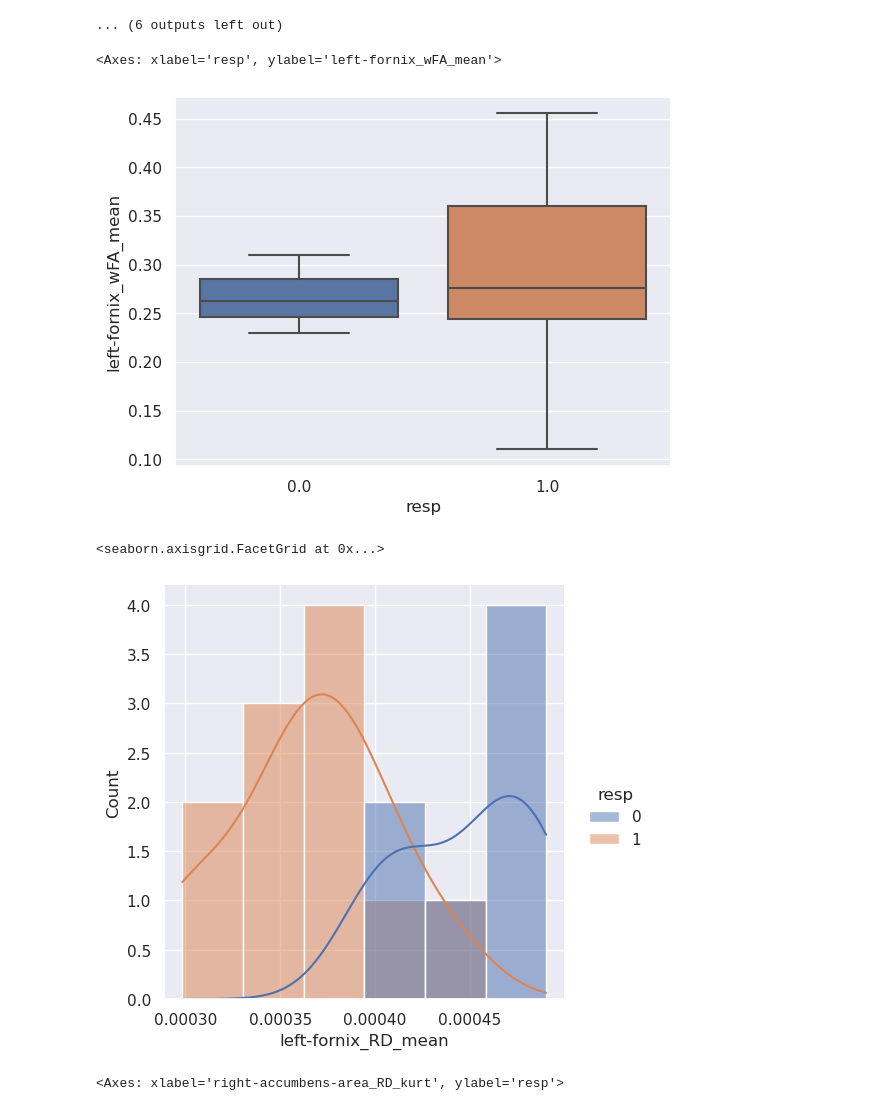
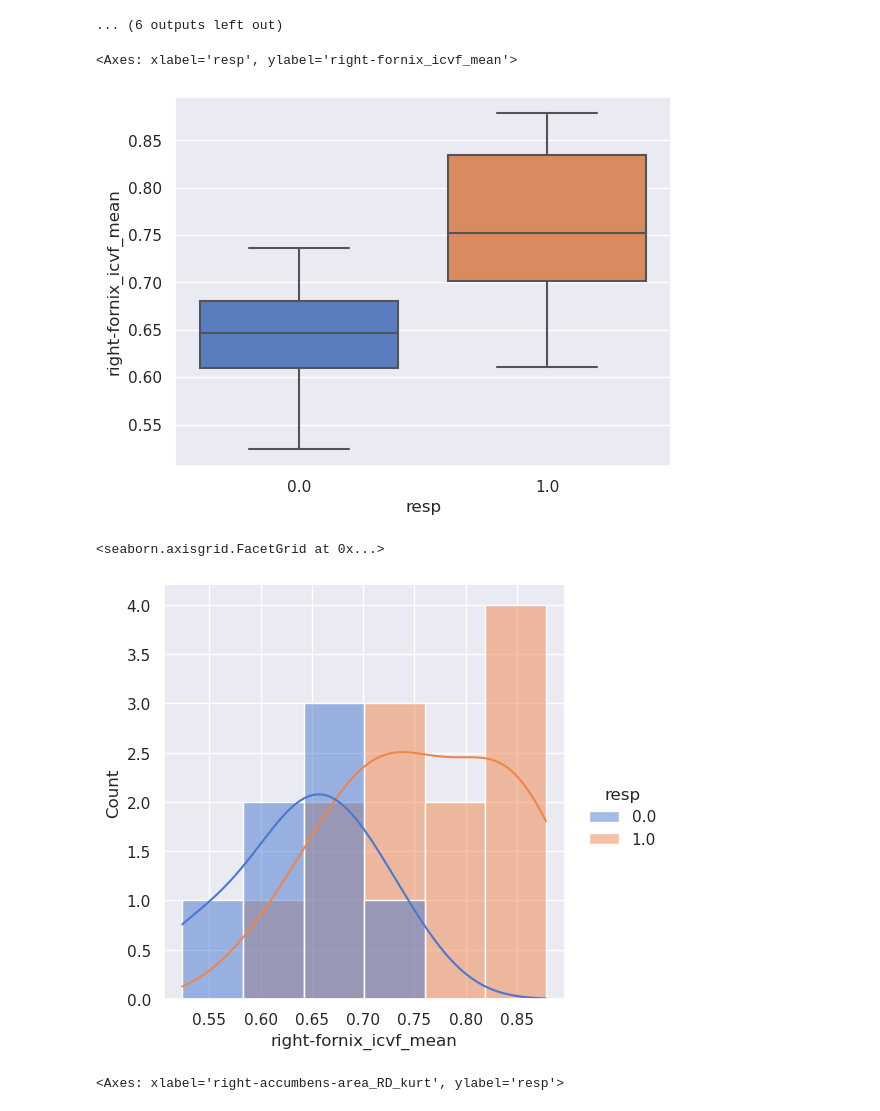
Before and after one commit to PiLAB-Medical-Imaging/TFE23-740_Epilepsy, a Jupyter notebook: src/analysis.ipynb, the cells around one changed output. Drawn from its saved outputs; the diff is of its cells as text; code cells hidden in the pictures.

```diff
--- a/src/analysis.ipynb
+++ b/src/analysis.ipynb
@@ -224,15 +209,15 @@ for perplexity in range(2, 19):
 [figure]
 ... (6 outputs left out)
 # %%
-sns.boxplot(df, y="left-fornix_wFA_mean", x="resp")
+sns.boxplot(df, y="right-fornix_icvf_mean", x="resp")
 # %% [output]
-<Axes: xlabel='resp', ylabel='left-fornix_wFA_mean'>
+<Axes: xlabel='resp', ylabel='right-fornix_icvf_mean'>
-[figure, old version]
+[figure, new version]
 # %%
-sns.displot(df, x="left-fornix_RD_mean", hue="resp", kde=True)
+sns.displot(df, x="right-fornix_icvf_mean", hue="resp", kde=True)
 # %% [output]
 <seaborn.axisgrid.FacetGrid at 0x...>
-[figure, old version]
+[figure, new version]
 # %%
 sns.scatterplot(df, x="right-accumbens-area_RD_kurt", y="resp", hue="resp")
 # %% [output]
```
Also changed, not shown: parts of 11 cells of this notebook, 5 other files.
